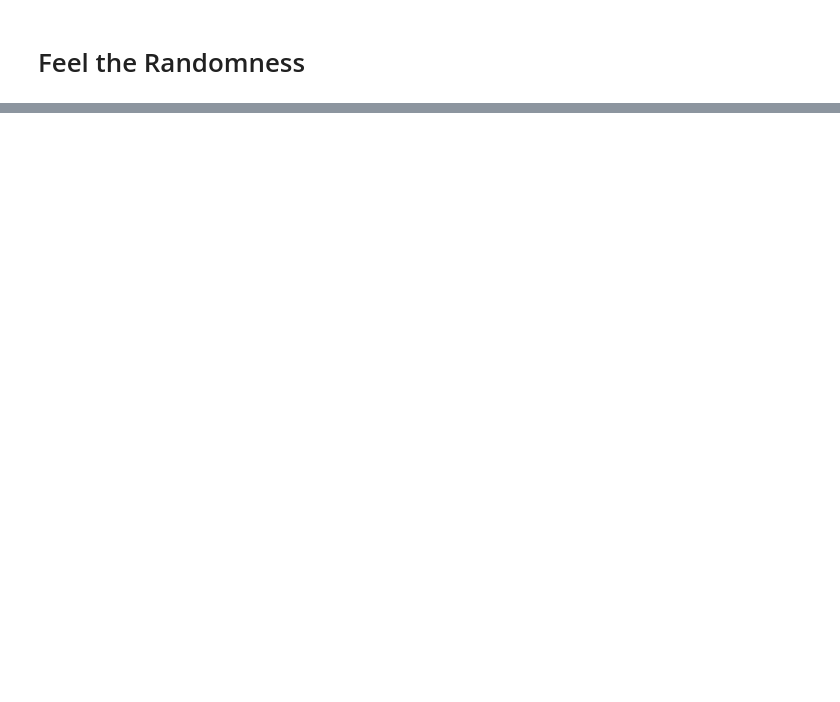
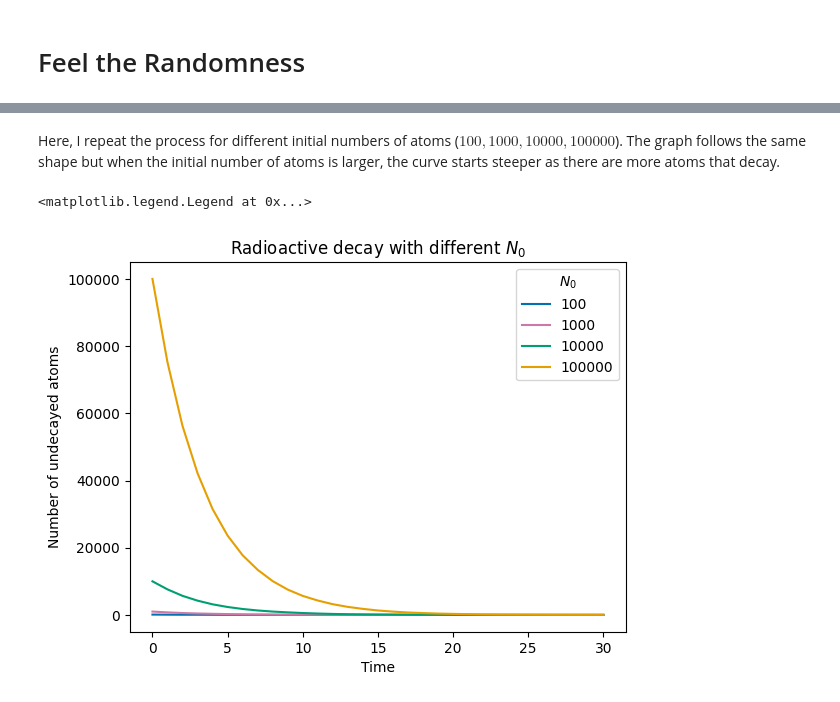
Before and after one commit to vibilanj/cmps, a Jupyter notebook: homework/FeelTheRandomness_HW.ipynb, the cells around one changed output, grey strips where cells are left out. Cells and saved outputs as stored; diff of their text form; code cells hidden in the pictures; blank space fills up the shorter version.

```diff
--- a/homework/FeelTheRandomness_HW.ipynb
+++ b/homework/FeelTheRandomness_HW.ipynb
@@ -38,0 +72,27 @@ To understand how the exponential behavior arises from the discrete nature of at
+# %% [markdown]
+Here, I repeat the process for different initial numbers of atoms ($100, 1000, 10000, 100000$). The graph follows the same shape but when the initial number of atoms is larger, the curve starts steeper as there are more atoms that decay.
+# %%
+# Radioactive decay with different N_0
+N_0s = [100, 1000, 10000, 100000]
+t_max = 30
+p = 0.25
+
+fig, ax = plt.subplots(1, 1)
+cols = [CF_blue, CF_red, CF_green, CF_orange]
+
+for N, col in zip(N_0s, cols):
+    atoms = np.ones(N)
+    undecayed = np.zeros(t_max + 1)
+    undecayed[0] = N
+
+    for i in range(0, t_max):
+        atoms = list(map(lambda a: decay(a, p), atoms))
+        undecayed[i + 1] = sum(atoms)
+
+    ax.plot(undecayed, color = col, label = f"{N}")
+
+ax.set(xlabel="Time", ylabel="Number of undecayed atoms", title="Radioactive decay with different $N_0$")
+ax.legend(title = "$N_0$")
+# %% [output]
+<matplotlib.legend.Legend at 0x...>
+[figure, added]
```
Also changed, not shown: parts of 9 cells of this notebook, 1 other file.
